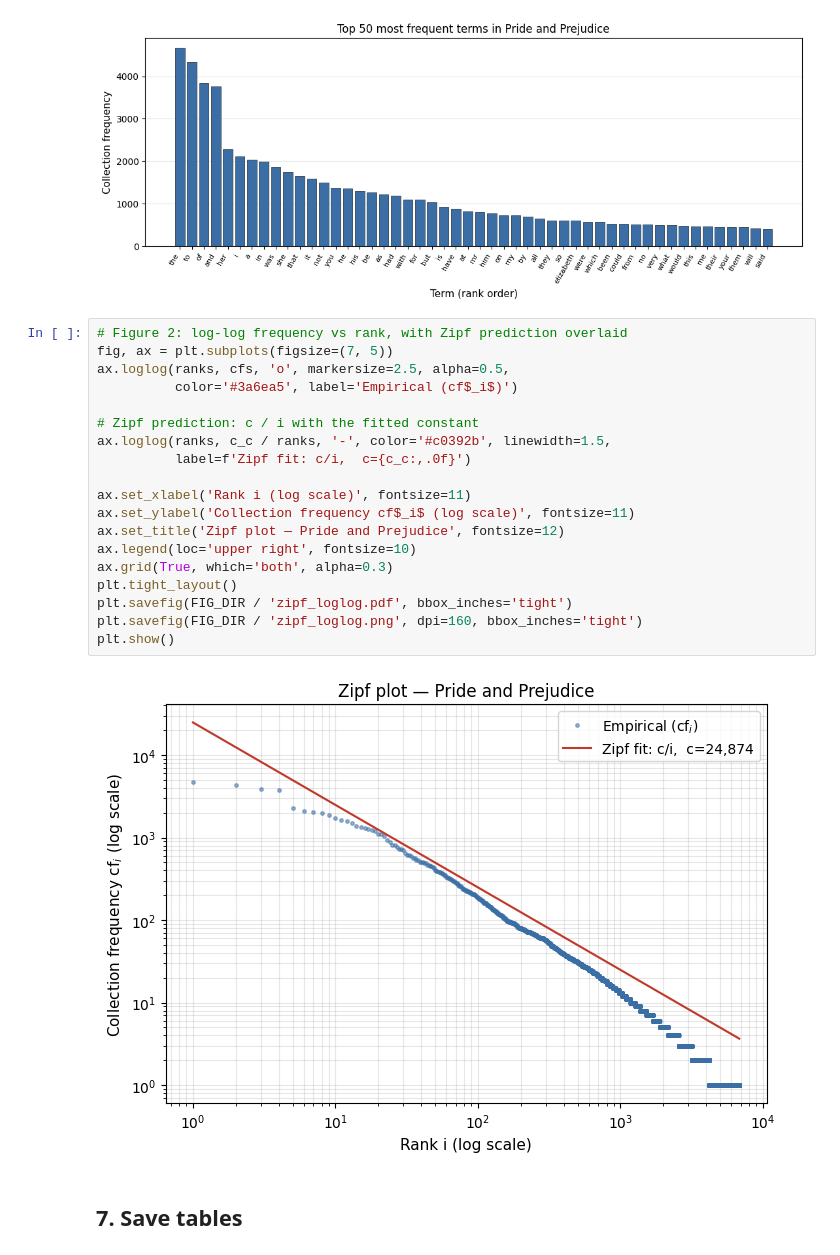
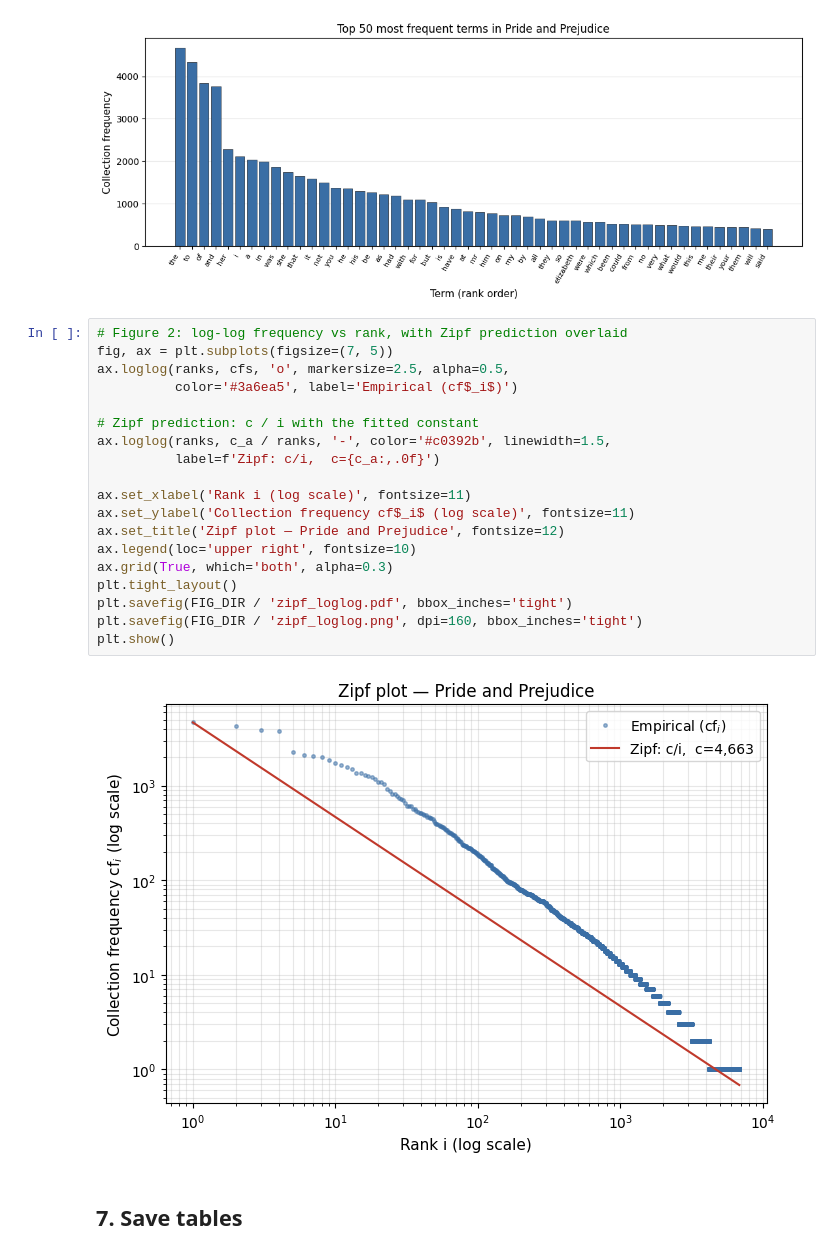
Before and after one commit to mavroul1s/ir-assignment-2026, a Jupyter notebook: notebooks/02_part2_zipf.ipynb, the cells around one changed output. Saved outputs shown, nothing was run; the diff lists cells and outputs as text.

Commit message:
Update Zipf plot figures for "Pride and Prejudice": revised PDF annotations and updated PNG files for consistency.

```diff
--- a/notebooks/02_part2_zipf.ipynb
+++ b/notebooks/02_part2_zipf.ipynb
@@ -201,24 +200,24 @@ plt.show()
 # %%
 # Figure 2: log-log frequency vs rank, with Zipf prediction overlaid
 fig, ax = plt.subplots(figsize=(7, 5))
 ax.loglog(ranks, cfs, 'o', markersize=2.5, alpha=0.5,
           color='#3a6ea5', label='Empirical (cf$_i$)')
 
 # Zipf prediction: c / i with the fitted constant
-ax.loglog(ranks, c_c / ranks, '-', color='#c0392b', linewidth=1.5,
-          label=f'Zipf fit: c/i,  c={c_c:,.0f}')
+ax.loglog(ranks, c_a / ranks, '-', color='#c0392b', linewidth=1.5,
+          label=f'Zipf: c/i,  c={c_a:,.0f}')
 
 ax.set_xlabel('Rank i (log scale)', fontsize=11)
 ax.set_ylabel('Collection frequency cf$_i$ (log scale)', fontsize=11)
 ax.set_title('Zipf plot — Pride and Prejudice', fontsize=12)
 ax.legend(loc='upper right', fontsize=10)
 ax.grid(True, which='both', alpha=0.3)
 plt.tight_layout()
 plt.savefig(FIG_DIR / 'zipf_loglog.pdf', bbox_inches='tight')
 plt.savefig(FIG_DIR / 'zipf_loglog.png', dpi=160, bbox_inches='tight')
 plt.show()
 # %% [output]
-[figure, old version]
+[figure, new version]
 # %% [markdown]
 ## 7. Save tables
 # %%
```
Also changed, not shown: parts of 3 cells of this notebook, 4 other files.
